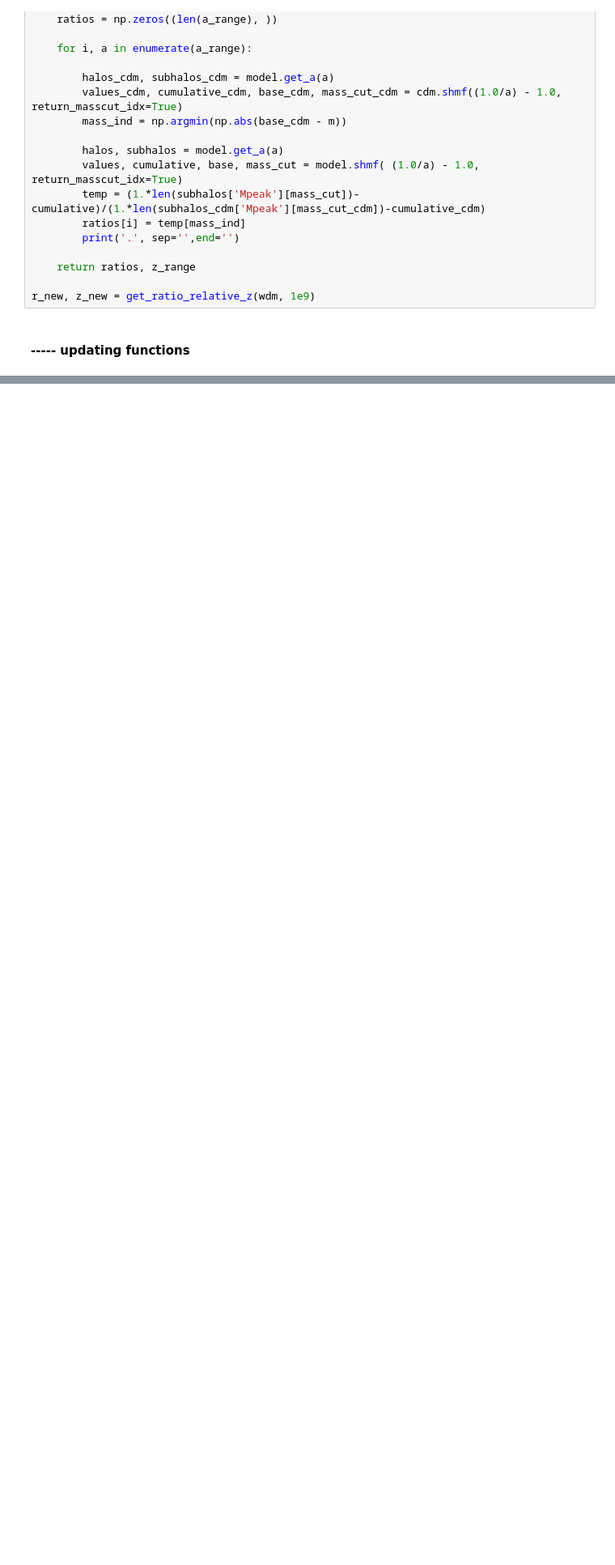
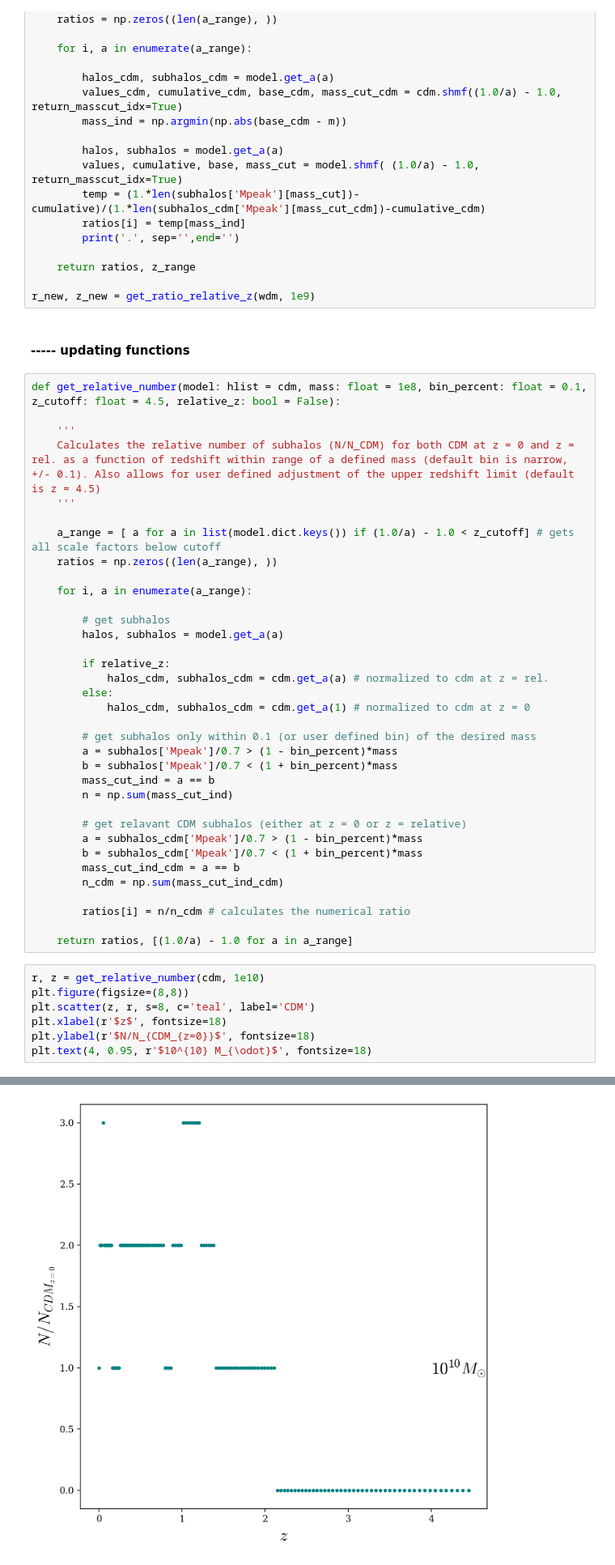
Before and after one commit to theotherlogan/nsbp-2023, a Jupyter notebook: notebooks/hmf_ratios.ipynb, the cells around one changed output, grey strips where cells are left out. Shown: that part at 81% size. Cells and saved outputs as stored; diff of their text form; blank space fills up the shorter version.

Commit message:
updated ratio plots (better methods)

```diff
--- a/notebooks/hmf_ratios.ipynb
+++ b/notebooks/hmf_ratios.ipynb
@@ -87,3 +90,46 @@ def get_ratio_relative_z(model: hlist = cdm, m: float = 0):
 r_new, z_new = get_ratio_relative_z(wdm, 1e9)
 # %% [markdown]
 #### ----- updating functions
+# %%
+def get_relative_number(model: hlist = cdm, mass: float = 1e8, bin_percent: float = 0.1, z_cutoff: float = 4.5, relative_z: bool = False):
+
+    '''
+    Calculates the relative number of subhalos (N/N_CDM) for both CDM at z = 0 and z = rel. as a function of redshift within range of a defined mass (default bin is narrow, +/- 0.1). Also allows for user defined adjustment of the upper redshift limit (default is z = 4.5)
+    '''
+
+    a_range = [ a for a in list(model.dict.keys()) if (1.0/a) - 1.0 < z_cutoff] # gets all scale factors below cutoff
+    ratios = np.zeros((len(a_range), ))
+
+    for i, a in enumerate(a_range):
+
+        # get subhalos
+        halos, subhalos = model.get_a(a)
+
+        if relative_z:
+            halos_cdm, subhalos_cdm = cdm.get_a(a) # normalized to cdm at z = rel.
+        else:
+            halos_cdm, subhalos_cdm = cdm.get_a(1) # normalized to cdm at z = 0
+
+        # get subhalos only within 0.1 (or user defined bin) of the desired mass
+        a = subhalos['Mpeak']/0.7 > (1 - bin_percent)*mass
+        b = subhalos['Mpeak']/0.7 < (1 + bin_percent)*mass
+        mass_cut_ind = a == b
+        n = np.sum(mass_cut_ind)
+
+        # get relavant CDM subhalos (either at z = 0 or z = relative)
+        a = subhalos_cdm['Mpeak']/0.7 > (1 - bin_percent)*mass
+        b = subhalos_cdm['Mpeak']/0.7 < (1 + bin_percent)*mass
+        mass_cut_ind_cdm = a == b
+        n_cdm = np.sum(mass_cut_ind_cdm)
+
+        ratios[i] = n/n_cdm # calculates the numerical ratio
+
+    return ratios, [(1.0/a) - 1.0 for a in a_range]
+# %%
+r, z = get_relative_number(cdm, 1e10)
+plt.figure(figsize=(8,8))
+plt.scatter(z, r, s=8, c='teal', label='CDM')
+plt.xlabel(r'$z$', fontsize=18)
+plt.ylabel(r'$N/N_{CDM_{z=0}}$', fontsize=18)
+plt.text(4, 0.95, r'$10^{10} M_{\odot}$', fontsize=18)
+# %% [output]
@@ -89,0 +137 @@ r_new, z_new = get_ratio_relative_z(wdm, 1e9)
+[figure, added]
```
Also changed, not shown: parts of 4 cells of this notebook.
